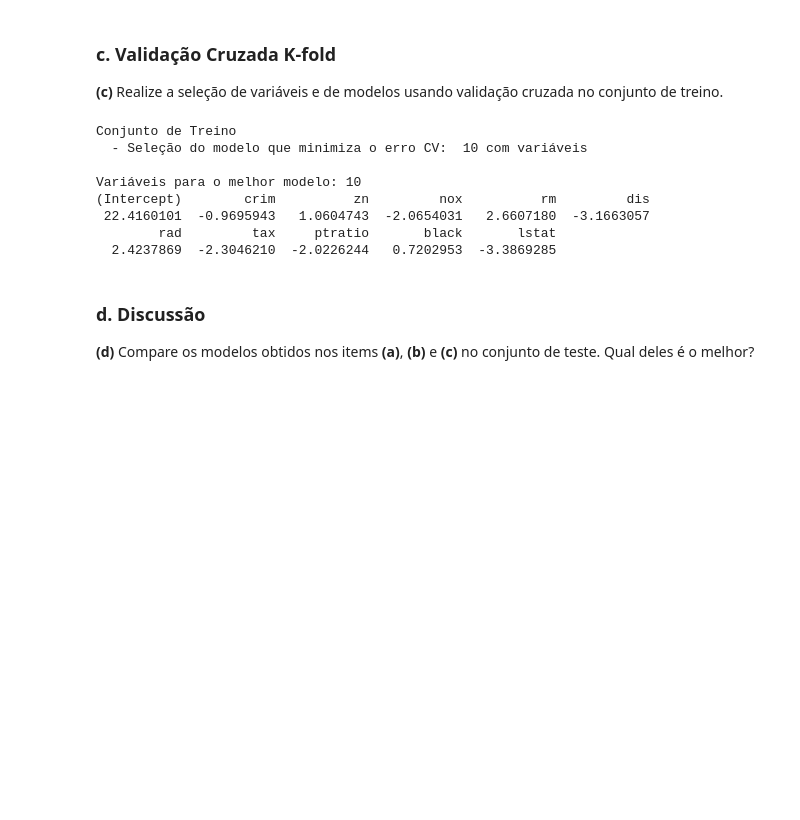
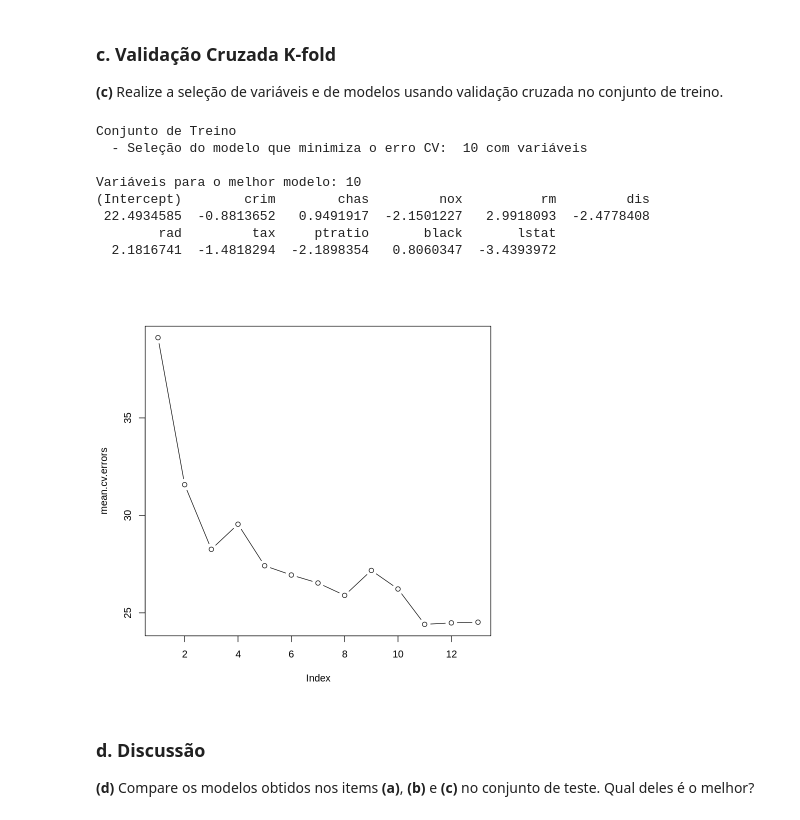
Before and after one commit to SamuelOliveira/Colab, a Jupyter notebook: FT084_2021S1_T2_final.ipynb, the cells around one changed output. Saved outputs shown, nothing was run; the diff lists cells and outputs as text; code cells hidden in the pictures; blank space fills up the shorter version.

```diff
--- a/FT084_2021S1_T2_final.ipynb
+++ b/FT084_2021S1_T2_final.ipynb
@@ -425,7 +421,7 @@ get_cv_error <- function(model.formula, data){
 # Calcular erro de validação cruzada
 model.ids <- 1:10
 cv.errors <- map(model.ids, get_model_formula, model.train, "medv") %>%
-  map(get_cv_error, data=Boston) %>%
+  map(get_cv_error, data=boston.df) %>%
   unlist()
 
 # Seleção do modelo que minimiza o erro CV
@@ -438,10 +434,37 @@ Conjunto de Treino
   - Seleção do modelo que minimiza o erro CV:  10 com variáveis
 
 Variáveis para o melhor modelo: 10
-(Intercept)        crim          zn         nox          rm         dis
- 22.4160101  -0.9695943   1.0604743  -2.0654031   2.6607180  -3.1663057
+(Intercept)        crim        chas         nox          rm         dis
+ 22.4934585  -0.8813652   0.9491917  -2.1501227   2.9918093  -2.4778408
         rad         tax     ptratio       black       lstat
-  2.4237869  -2.3046210  -2.0226244   0.7202953  -3.3869285
+  2.1816741  -1.4818294  -2.1898354   0.8060347  -3.4393972
+# %%
+predict.regsubsets <- function(object,newdata,id,...){
+form <- as.formula(object$call[[2]])
+mat <- model.matrix(form,newdata)
+coefi <- coef(object,id=id)
+xvars <- names(coefi)
+mat[,xvars]%*%coefi
+}
+
+
+k <- 10
+folds <- sample(1:k,nrow(boston.df),replace=T)
+cv.errors <- matrix(NA,k,13,dimnames=list(NULL,paste(1:13)))
+for(j in 1:k){
+    ## Training set
+    best.fit <- regsubsets(medv~.,data=boston.df[folds != j,],nvmax=13)
+        for(i in 1:13){
+            pred <- predict.regsubsets(best.fit,boston.df[folds == j,],id=i)
+            cv.errors[j,i] <- mean((boston.df$medv[folds==j] - pred)^2)
+            }
+    }
+mean.cv.errors <- apply(cv.errors,2,mean)
+
+mean.cv.errors <- apply(cv.errors,2,mean)
+plot(mean.cv.errors,type='b')
+# %% [output]
+[figure, added]
 # %% [markdown]
 ### **d**. Discussão
 **(d)** Compare os modelos obtidos nos items **(a)**, **(b)** e **(c)** no
```
Also changed, not shown: parts of 12 cells of this notebook.
